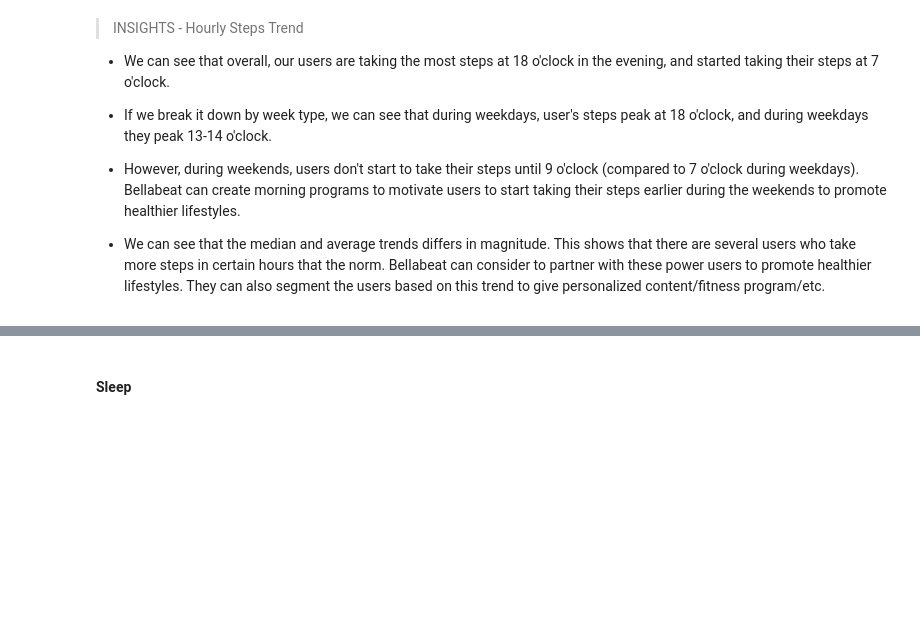
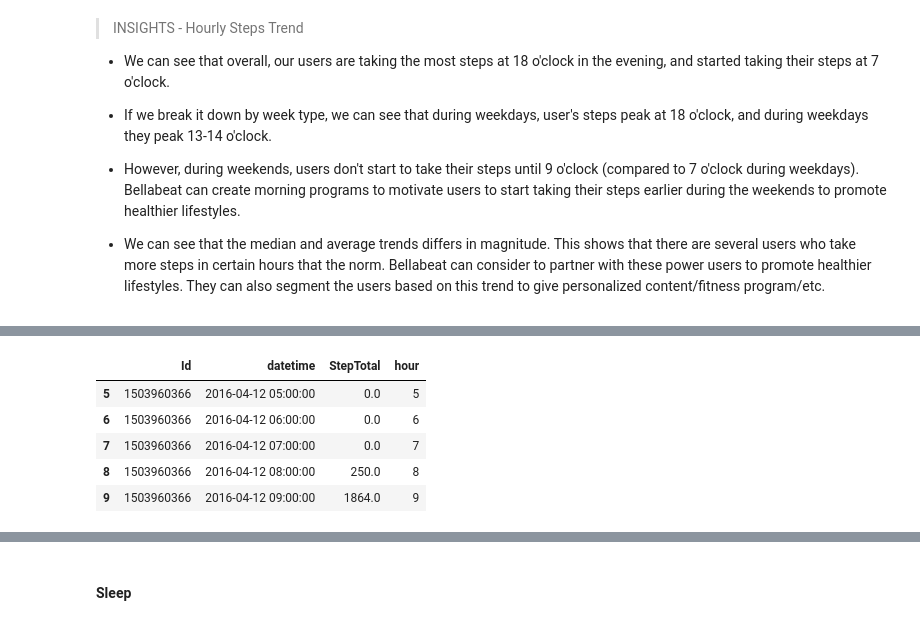
Before and after one commit to mrakelinggar/Google-Data-Analytics-Capstone---Bellabeat, a Jupyter notebook: 1 - Data Checker.ipynb, the cells around one changed output, grey strips where cells are left out. Drawn from its saved outputs; the diff is of its cells as text; code cells hidden in the pictures; blank space fills up the shorter version.

```diff
--- a/1 - Data Checker.ipynb
+++ b/1 - Data Checker.ipynb
@@ -1154,0 +1137,14 @@ px.line(hourly_cals_day_mean, x='Hour', y='value', title='Avg Hourly Total Calor
+# %%
+hourly_steps = hourly_merged[['datetime', 'Id', 'StepTotal']]
+hours = pd.DataFrame({'datetime':pd.date_range(hourly_merged.datetime.min(), pd.to_datetime('2016-05-12 23:00:00'), freq='H')})
+hourly_steps = hourly_steps[['Id']].drop_duplicates().merge(hours, how='cross').merge(hourly_steps, on=['Id', 'datetime'], how='left').fillna(0)
+hourly_steps['hour'] = hourly_steps.datetime.dt.hour
+hourly_steps = hourly_steps.query('hour > 4')
+hourly_steps.head()
+# %% [output]
+|  | Id | datetime | StepTotal | hour |
+| 5 | 1503960366 | 2016-04-12 05:00:00 | 0.0 | 5 |
+| 6 | 1503960366 | 2016-04-12 06:00:00 | 0.0 | 6 |
+| 7 | 1503960366 | 2016-04-12 07:00:00 | 0.0 | 7 |
+| 8 | 1503960366 | 2016-04-12 08:00:00 | 250.0 | 8 |
+| 9 | 1503960366 | 2016-04-12 09:00:00 | 1864.0 | 9 |
```
Also changed, not shown: parts of 33 cells of this notebook.
